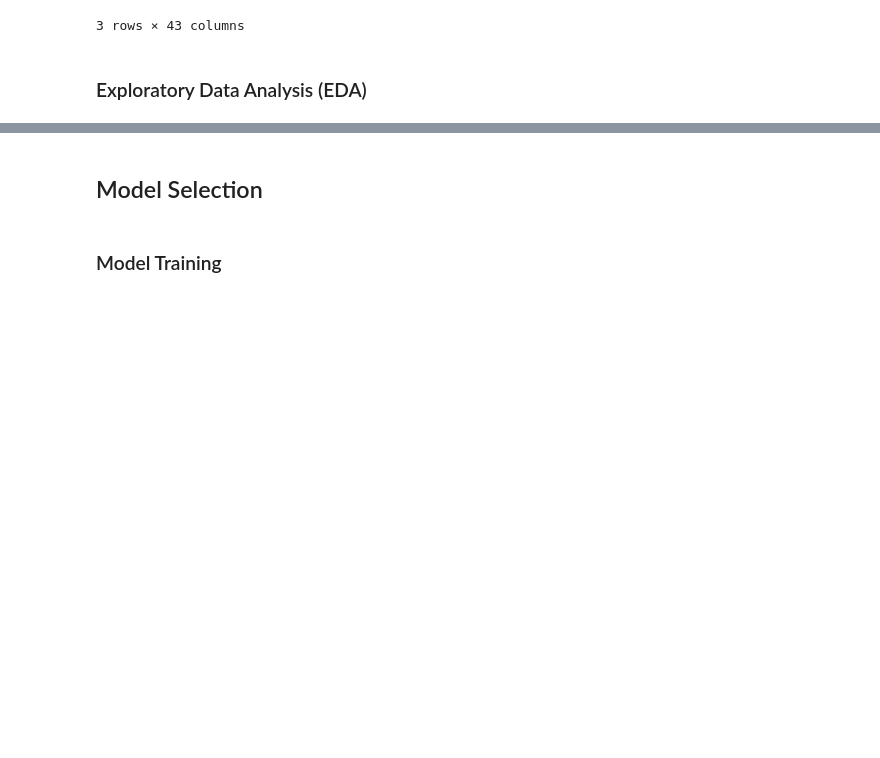
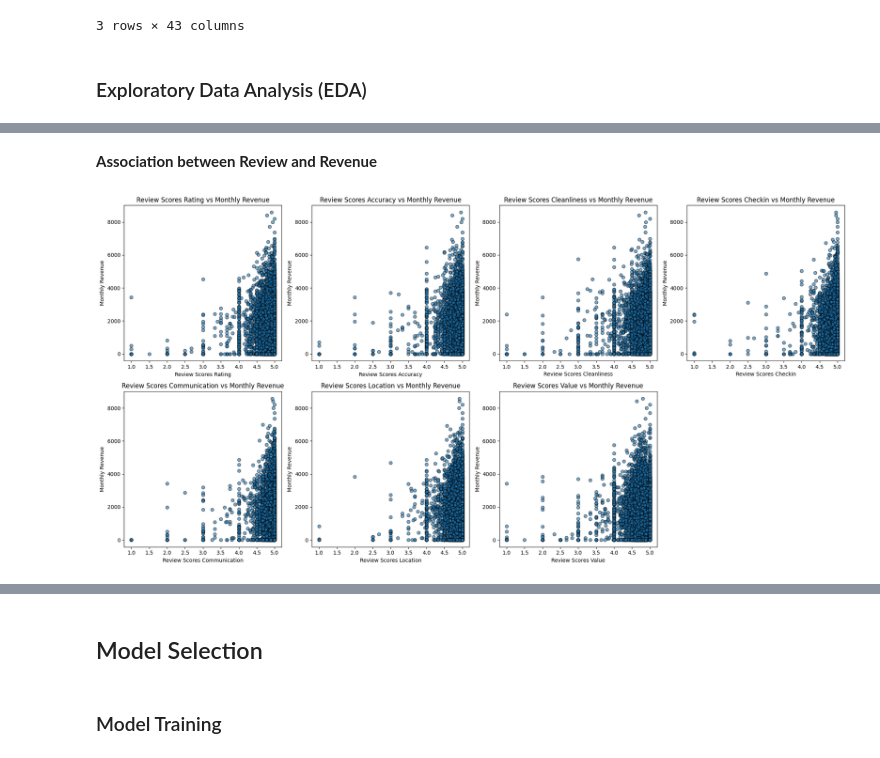
Before and after one commit to isobela/WIDS-Case-Competiton, a Jupyter notebook: wids_casecomp.ipynb, the cells around one changed output, grey strips where cells are left out. Cells and saved outputs as stored; diff of their text form; code cells hidden in the pictures; blank space fills up the shorter version.

```diff
--- a/wids_casecomp.ipynb
+++ b/wids_casecomp.ipynb
@@ -43,0 +116,15 @@ test_data.head(3)
+# %% [markdown]
+**Association between Review and Revenue**
+# %%
+plt.figure(figsize=(20, 10))
+for i, column in enumerate(review_columns):
+    plt.subplot(2, 4, i + 1)
+    plt.scatter(train_data[column], train_data['monthly_revenue'], alpha=0.6, edgecolor='k')
+    plt.xlabel(column.replace('_', ' ').title())
+    plt.ylabel('Monthly Revenue')
+    plt.title(f'{column.replace("_", " ").title()} vs Monthly Revenue')
+
+plt.tight_layout()
+plt.show()
+# %% [output]
+[figure, added]
```
Also changed, not shown: parts of 15 cells of this notebook.
